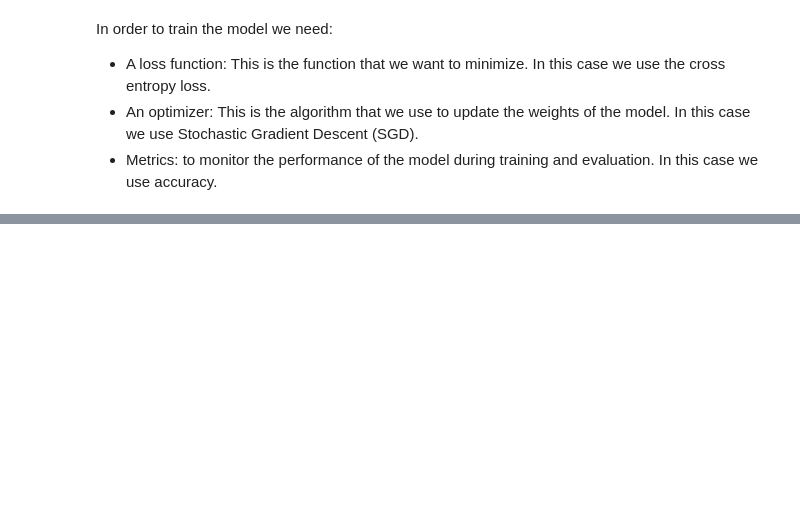
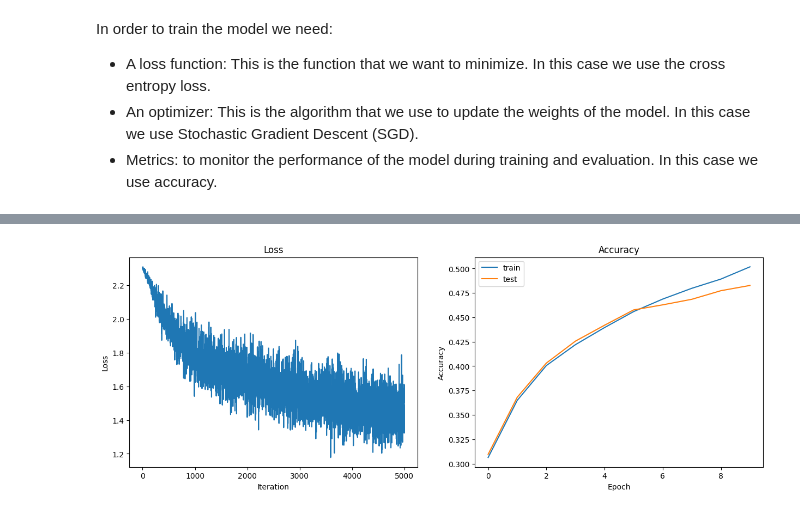
Before and after one commit to lukasreber/del_mc1, a Jupyter notebook: mc1.ipynb, the cells around one changed output, grey strips where cells are left out. Saved outputs shown, nothing was run; the diff lists cells and outputs as text; code cells hidden in the pictures; blank space fills up the shorter version.

```diff
--- a/mc1.ipynb
+++ b/mc1.ipynb
@@ -135,7 +137,7 @@ def model_eval(model, data, device):
 
 def model_training(modelclass, optimizer, traindata, testdata, criterion, epochs, device, params):
 
-    wandb.init(project="del_mc1", config=params)
+    # wandb.init(project="del_mc1", config=params, name=f'{params["architecture"]}_lr{params["learning_rate"]}_bs{params["batch_size"]}_{datetime.now().strftime("%Y-%m-%d-%H-%M-%S")}')
 
     model = modelclass()
     model = model.to(device)
@@ -181,12 +183,12 @@ def model_training(modelclass, optimizer, traindata, testdata, criterion, epochs
         wandb.log({'test_acc': test_acc, 'train_acc': train_acc})
         print(f'Epoch {epoch+1}: Test Accuracy: {100 * test_acc}%, Train Accuracy: {100 * train_acc}%')
 
-    wandb.finish()
+    # wandb.finish()
 
-    return stats
+    # return stats
 # %%
 def plot_eval(stats):
-    fig, axs = plt.subplots(1,2, figsize=(10,5))
+    fig, axs = plt.subplots(1,2, figsize=(15,5))
     axs[0].plot(stats['loss'])
     axs[0].set_title('Loss')
     axs[0].set_xlabel('Iteration')
@@ -200,15 +202,15 @@ def plot_eval(stats):
     axs[1].legend()
     plt.show()
 # %%
-# define first model
-class MultiLayerPerceptron(nn.Module):
+# Model 1: MLP with 1 hidden layer
+class MLP_1(nn.Module):
 
-    def __init__(self):
-        super(MultiLayerPerceptron, self).__init__()
+    def __init__(self, input_size, output_size, fc1_size, fc2_size):
+        super(MLP_1, self).__init__()
 
-        self.fc1 = nn.Linear(32*32*3, 128)
-        self.fc2 = nn.Linear(128, 64)
-        self.fc3 = nn.Linear(64, 10)
+        self.fc1 = nn.Linear(input_size, fc1_size)
+        self.fc2 = nn.Linear(fc1_size, fc2_size)
+        self.fc3 = nn.Linear(fc2_size, output_size)
 
     def forward(self, x):
         x = x.view(-1, 32*32*3)
@@ -239,7 +241,7 @@ config = dict(
 )
 
 mlp_1 = model_training(
-    modelclass=lambda: MultiLayerPerceptron(),
+    modelclass=lambda: MLP_1(config['input_size'], config['output_size'],config['hidden_layers'][0], config['hidden_layers'][1]),
     optimizer=lambda model: torch.optim.SGD(model.parameters(), lr=config['learning_rate']),
     traindata=torch.utils.data.DataLoader(cifar_train, batch_size=config['batch_size'], shuffle=True),
     testdata=torch.utils.data.DataLoader(cifar_test, batch_size=config['batch_size'], shuffle=True),
@@ -248,5 +250,4 @@ mlp_1 = model_training(
     device=device,
     params=config
 )
-#plot_eval(mlp_1)
 # %% [output]
@@ -269,0 +284,4 @@ Epoch 2: Test Accuracy: 36.35%, Train Accuracy: 36.488%
+# %%
+plot_eval(mlp_1)
+# %% [output]
+[figure, added]
```
Also changed, not shown: parts of 6 cells of this notebook.
